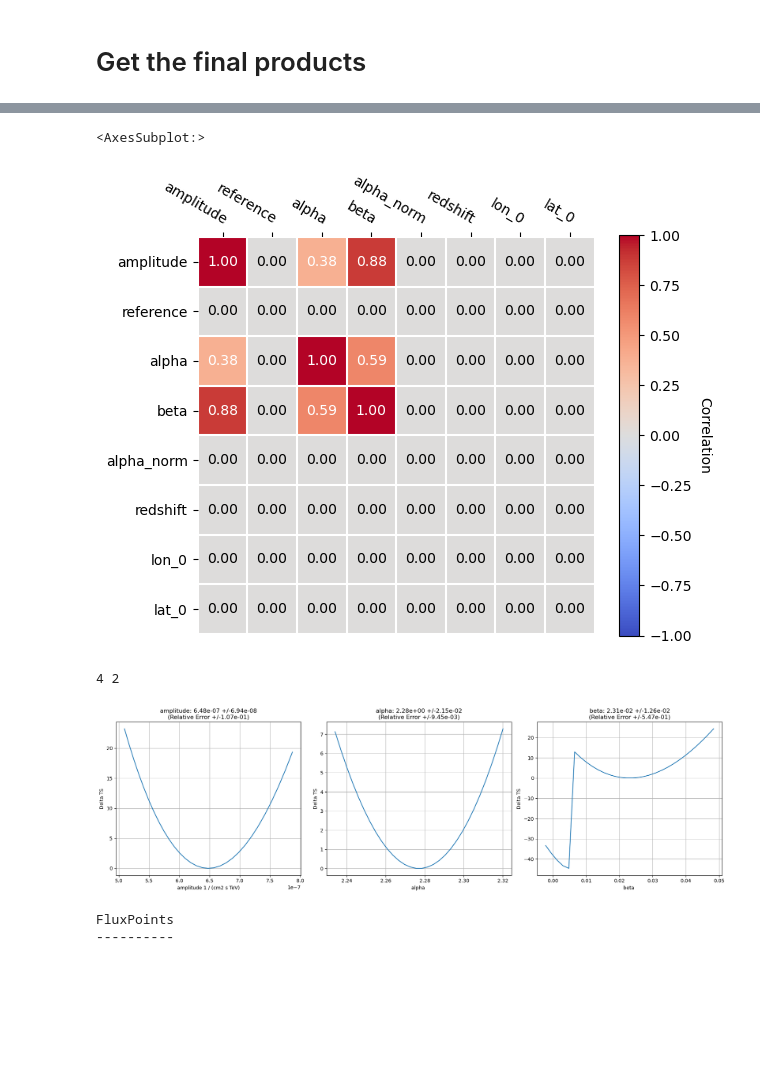
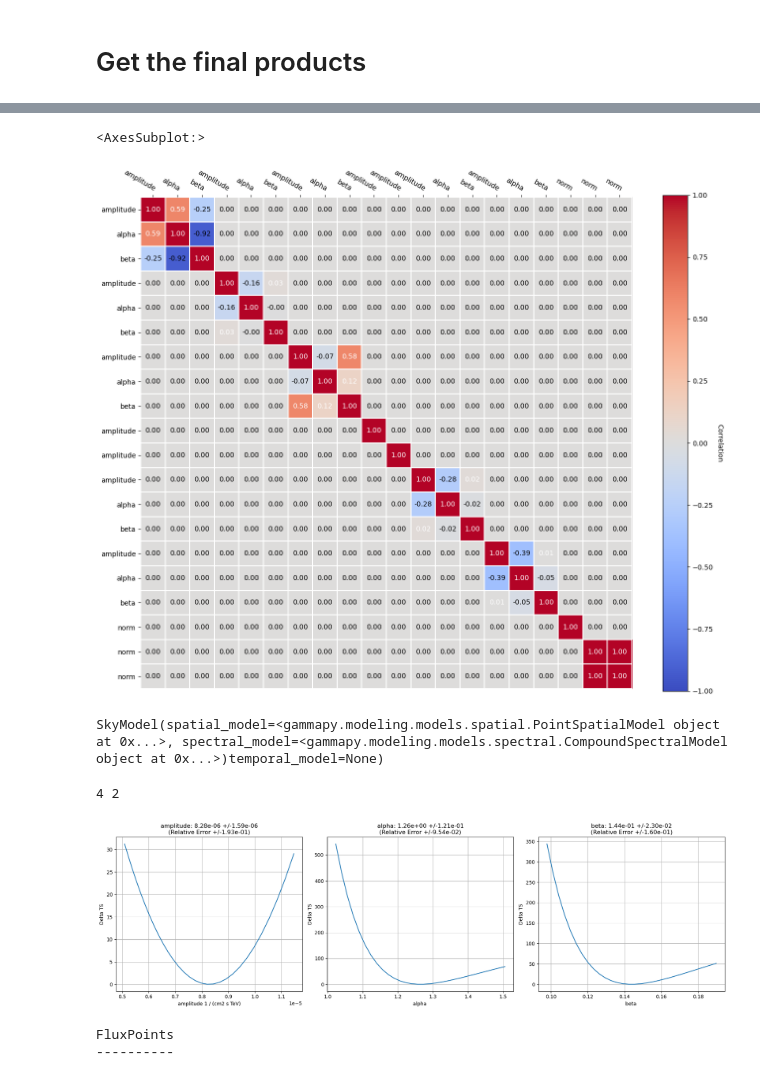
Before and after one commit to chaimain/asgardpy, a Jupyter notebook: notebooks/joint_fit_LAT_LST.ipynb, the cells around one changed output, grey strips where cells are left out. Saved outputs shown, nothing was run; the diff lists cells and outputs as text; code cells hidden in the pictures; blank space fills up the shorter version.

```diff
--- a/notebooks/joint_fit_LAT_LST.ipynb
+++ b/notebooks/joint_fit_LAT_LST.ipynb
@@ -214,6 +316,13 @@ Table length=8
 # %%
-analysis.final_model.covariance.plot_correlation()
+# analysis.final_model.covariance.plot_correlation()
+analysis.final_model.covariance.get_subcovariance(
+    analysis.final_model.parameters.free_parameters
+).plot_correlation()
 # %% [output]
 <AxesSubplot:>
-[figure, old version]
+[figure, new version]
+# %%
+analysis.final_model[config_main.target.source_name]
+# %% [output]
+SkyModel(spatial_model=<gammapy.modeling.models.spatial.PointSpatialModel object at 0x...>, spectral_model=<gammapy.modeling.models.spectral.CompoundSpectralModel object at 0x...>)temporal_model=None)
 # %%
@@ -230,11 +339,11 @@ print(ncol, nrow)
 plt.figure(figsize=(ncol*6, nrow*5))
 total_stat = analysis.fit_result.total_stat
 
-for i, par in enumerate(analysis.final_model.parameters.free_parameters):
+for i, par in enumerate(analysis.final_model[config_main.target.source_name].parameters.free_parameters):
     par.scan_n_values = 30
 
-    idx = analysis.final_model.parameters.index(par)
-    name = analysis.final_model.parameters_unique_names[idx]
+    idx = analysis.final_model[config_main.target.source_name].parameters.index(par)
+    name = Models(analysis.final_model[config_main.target.source_name]).parameters_unique_names[idx]
 
     profile = analysis.fit.stat_profile(datasets=analysis.datasets, parameter=par)
 
@@ -250,7 +359,7 @@ for i, par in enumerate(analysis.final_model.parameters.free_parameters):
         plt.title(f"{par.name}: {par.value:.2e} +/-{par.error:.2e}")
 plt.tight_layout()
 # %% [output]
-[figure, old version]
+[figure, new version]
 # %%
 for fp in analysis.flux_points:
     print(fp)
```
Also changed, not shown: parts of 8 cells of this notebook, 1 other file.
